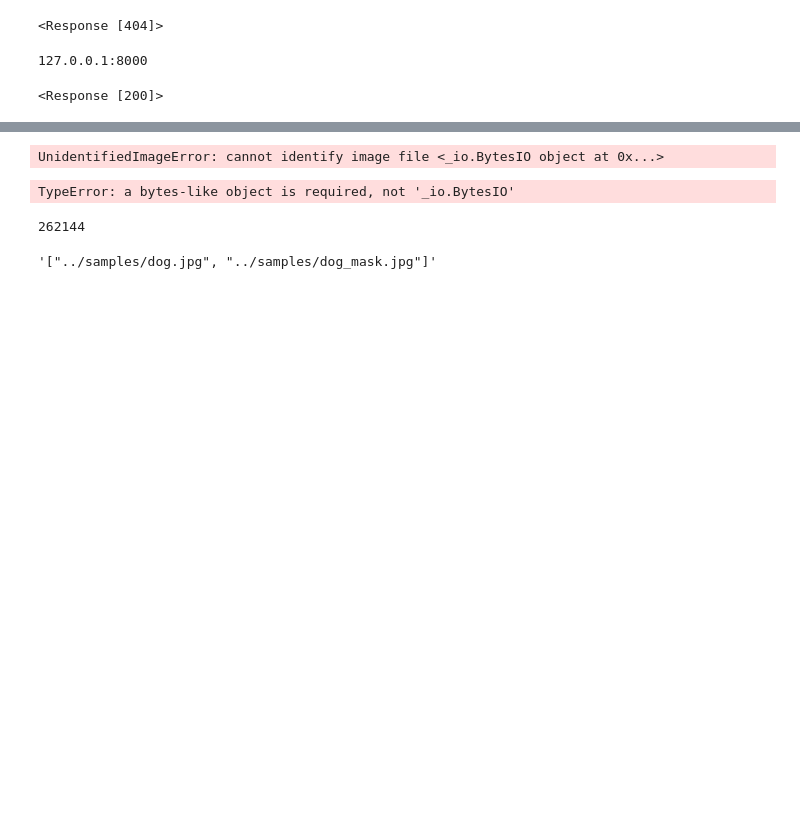
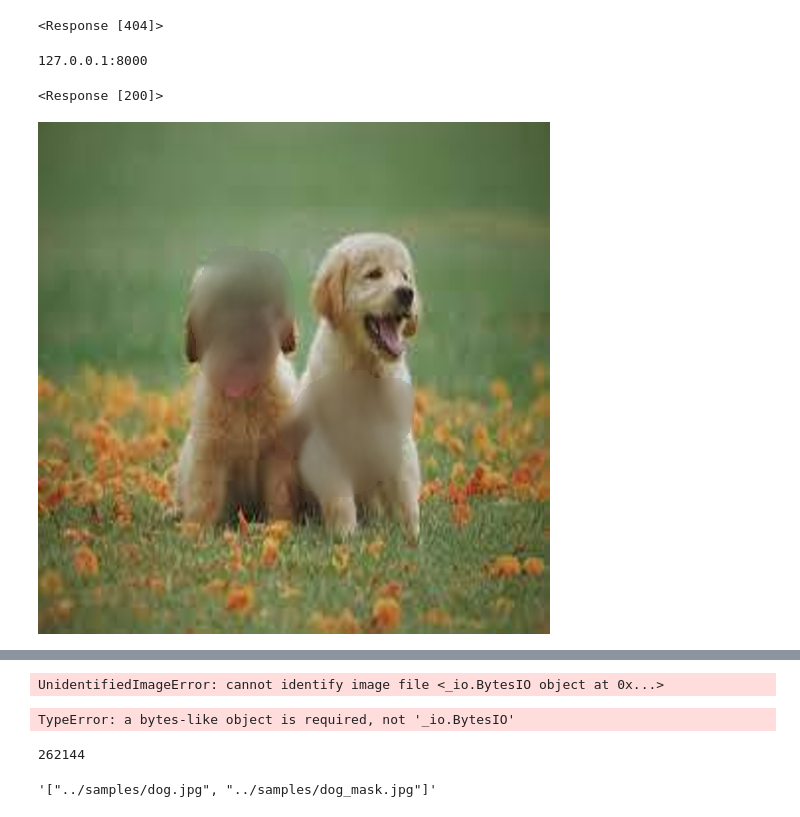
Before and after one commit to Biscue5/WebApp, a Jupyter notebook: frontend/jikken.ipynb, the cells around one changed output, grey strips where cells are left out. Cells and saved outputs as stored; diff of their text form; code cells hidden in the pictures; blank space fills up the shorter version.

```diff
--- a/frontend/jikken.ipynb
+++ b/frontend/jikken.ipynb
@@ -23,6 +23,15 @@ result = httpx.post(f'http://{BACKEND_HOST}/predict/', files=files, timeout=120)
 result
 # %% [output]
 <Response [200]>
+# %%
+import base64
+import io
+
+img_row = base64.b64decode(result.content)
+img = Image.open(io.BytesIO(img_row))
+img
+# %% [output]
+[figure, added]
 # %%
 import base64
 from email.mime import base
```
Also changed, not shown: parts of 1 cell of this notebook, 15 other files.
